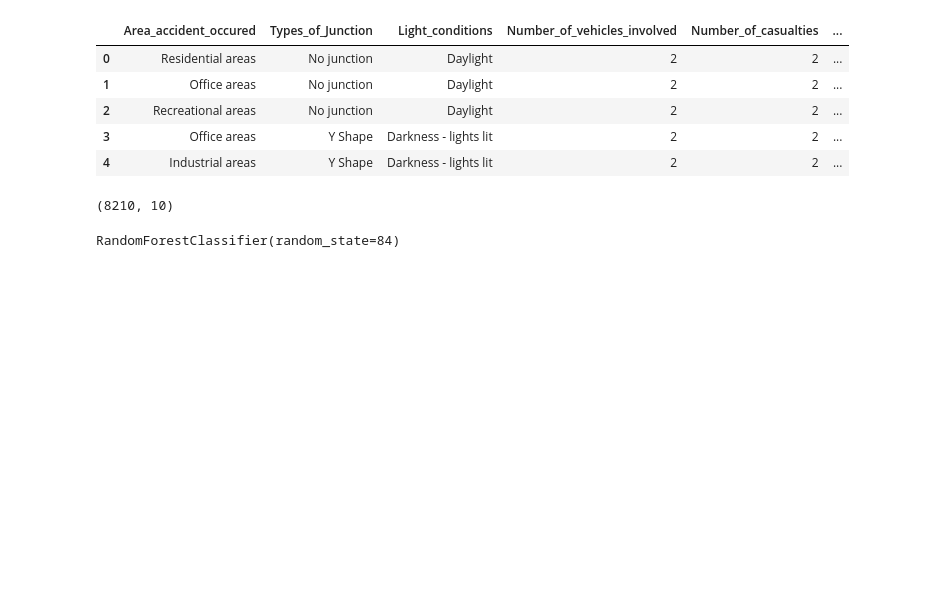
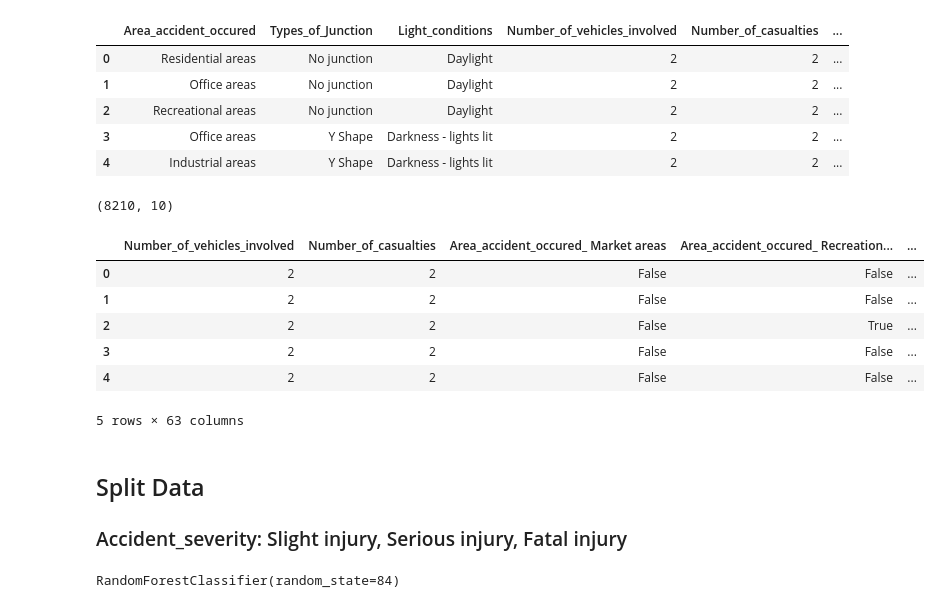
Before and after one commit to junclemente/ADS502-FinalProject, a Jupyter notebook: jun/random_forest.ipynb, the cells around one changed output. Cells and saved outputs as stored; diff of their text form; code cells hidden in the pictures; blank space fills up the shorter version.

```diff
--- a/jun/random_forest.ipynb
+++ b/jun/random_forest.ipynb
@@ -26,10 +29,31 @@ df.head()
 df.shape
 # %% [output]
 (8210, 10)
+# %%
+# Create binary
+# Add mapped column where Accident Severity is binary (Slight Injury vs Serious/Fatal)
+df['Accident_slight'] = df['Accident_severity'].map(
+    {'Slight Injury': 0}
+    ).fillna(1).astype(int)
+df['Accident_serious'] = df['Accident_severity'].map(
+    {'Serious Injury': 0}
+    ).fillna(1).astype(int)
+df['Accident_severity_mapped'] = df['Accident_severity'].map({
+    'Serious Injury': 0,
+    'Slight Injury': 1,
+    'Fatal injury': 2
+    })
 # %%
-# Features and target
-X = df.drop('Accident_severity', axis=1)
-y = df['Accident_severity']
-
-# Convert to dummy var
+# Features
+X = df.drop(['Accident_severity', 'Accident_severity_mapped', 'Accident_slight', 'Accident_serious'], axis=1)
+# Convert to dummy vars
 X = pd.get_dummies(X)
+X.head()
+# %% [output]
+|  | Number_of_vehicles_involved | Number_of_casualties | Area_accident_occured_ Market areas | Area_accident_occured_ Recreation... | ... |
+| 0 | 2 | 2 | False | False | ... |
+| 1 | 2 | 2 | False | False | ... |
+| 2 | 2 | 2 | False | True | ... |
+| 3 | 2 | 2 | False | False | ... |
+| 4 | 2 | 2 | False | False | ... |
+5 rows × 63 columns
@@ -36,3 +65,7 @@ X = pd.get_dummies(X)
+# %% [markdown]
+## Split Data
+
+### Accident_severity: Slight injury, Serious injury, Fatal injury
 # %%
 # Split model
 X_train, X_test, y_train, y_test = train_test_split(X, y, test_size=0.3,
```
Also changed, not shown: parts of 7 cells of this notebook.
